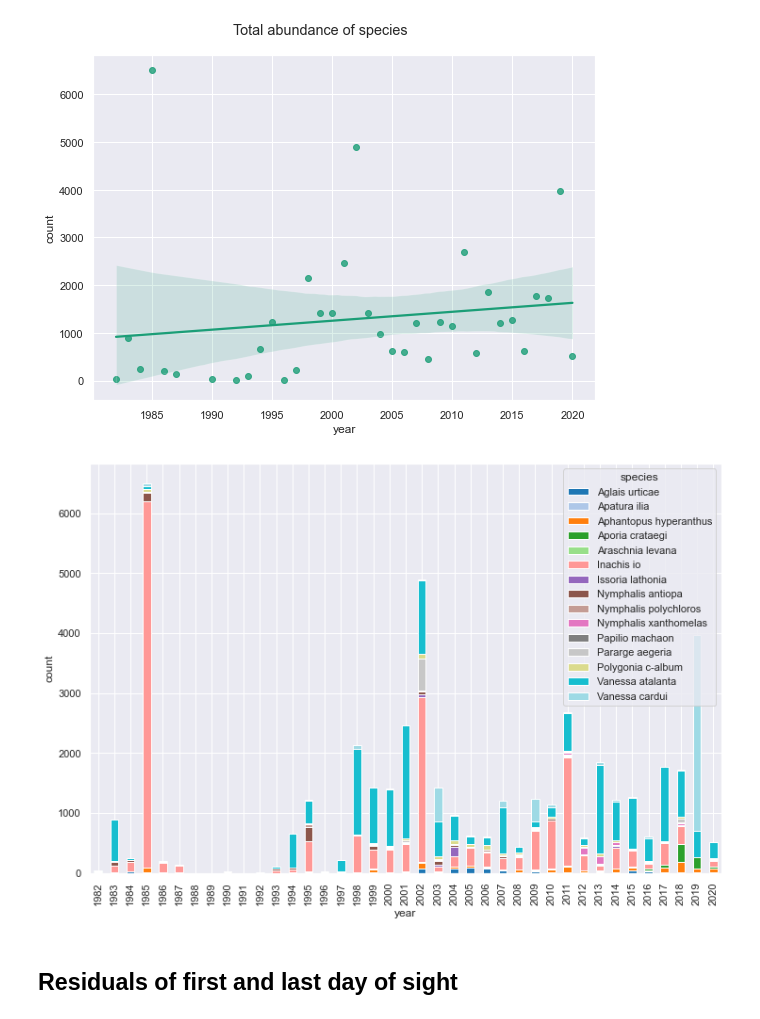
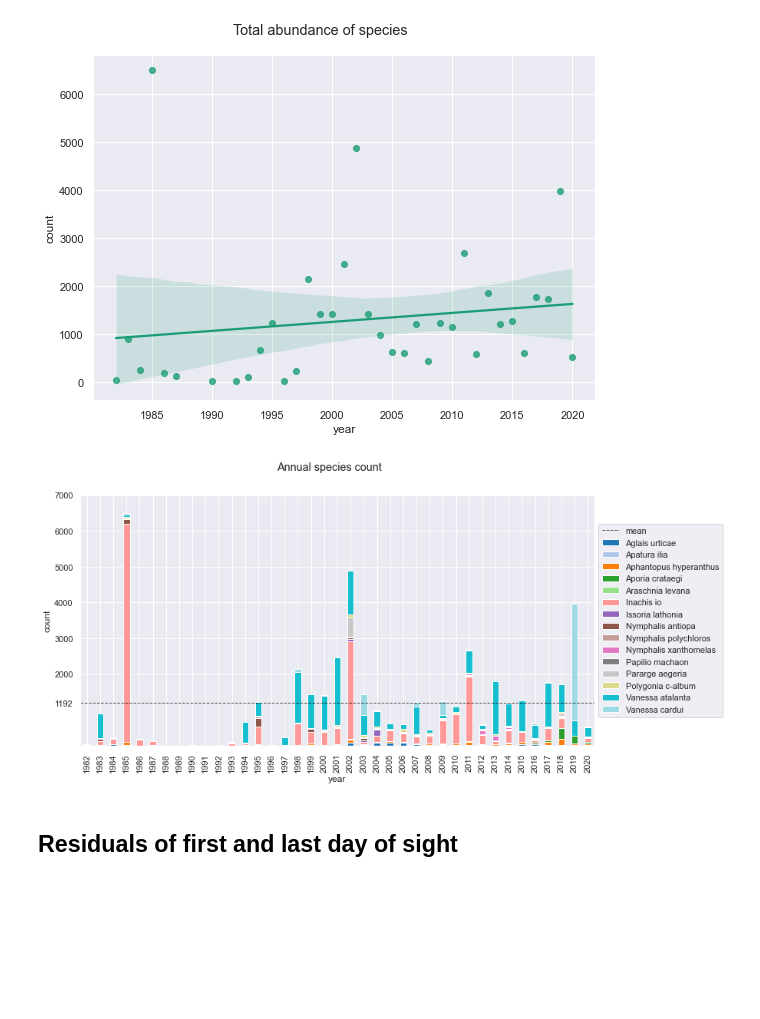
Before and after one commit to gtlab-barcelona/robert, a Jupyter notebook: data-exploration_first-last/code/2-further-analysis.ipynb, the cells around one changed output. Drawn from its saved outputs; the diff is of its cells as text; code cells hidden in the pictures; blank space fills up the shorter version.

```diff
--- a/data-exploration_first-last/code/2-further-analysis.ipynb
+++ b/data-exploration_first-last/code/2-further-analysis.ipynb
@@ -337,14 +338,27 @@ fig.tight_layout()
 fig.savefig('../figs/total-count_per_year.pdf')
 # %% [output]
 [figure]
-# %%
-# plot total count per species per year
-fig, ax = plt.subplots(figsize=(12,8))
-data = df_species_yearly.pivot(index='year', columns='species', values='count')
-data.plot.bar(stacked=True, ax=ax, ylabel='count', colormap='tab20')
-fig.savefig('../figs/total-count_per_year_per_species.pdf', bbox_inches='tight')
-# %% [output]
-[figure, removed]
+# %%
+# plot total count per species per year
+mean_count_per_year = (df_species_yearly.fillna(0) # including years with no counts
+                                        .groupby('year', as_index=False)
+                                        .sum(min_count=1)
+                                        ['count'].mean())
+data = df_species_yearly.pivot(index='year', columns='species', values='count')
+
+fig, ax = plt.subplots(figsize=(12,6))
+data.plot.bar(stacked=True, ax=ax, ylabel='count', colormap='tab20')
+ax.axhline(mean_count_per_year, ls='--', color='k', lw=1, alpha=0.7, label='mean')
+
+ax.legend(loc='center left', bbox_to_anchor=(1, 0.5))
+# adding tick and label for mean
+# https://stackoverflow.com/questions/14716660/adding-extra-axis-ticks-using-matplotlib
+plt.yticks(list(plt.yticks()[0][2:]) + [mean_count_per_year])
+fig.suptitle('Annual species count')
+fig.savefig('../figs/total-count_per_year_per_species.pdf', bbox_inches='tight')
+#fig.savefig('../figs/total-count_per_year_per_species.png', dpi=600, bbox_inches='tight')
+# %% [output]
+[figure, added]
 # %% [markdown]
 ## Residuals of first and last day of sight
 # %%
```
Also changed, not shown: parts of 2 cells of this notebook, 31 other files.
